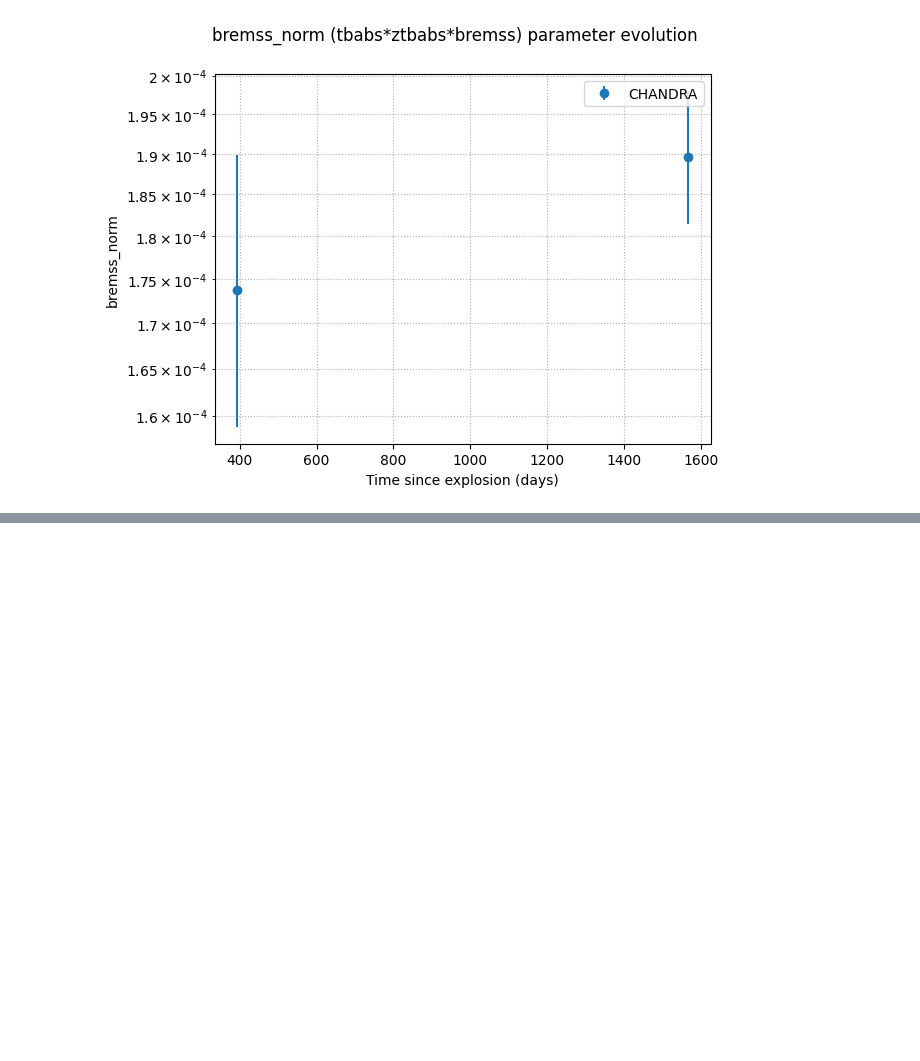
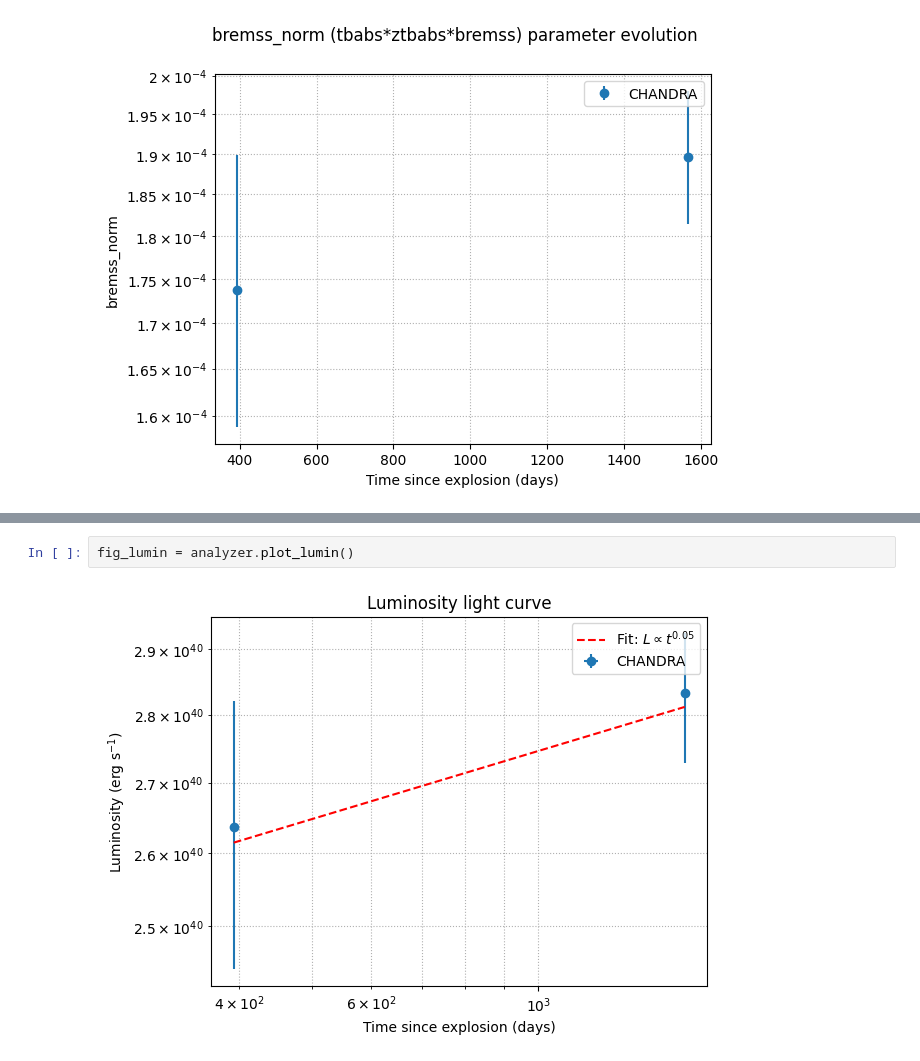
Before and after one commit to fercananything/XSNAP, a Jupyter notebook: notebook/Tutorial.ipynb, the cells around one changed output, grey strips where cells are left out. Cells and saved outputs as stored; diff of their text form; blank space fills up the shorter version.

```diff
--- a/notebook/SpectrumTutorial.ipynb
+++ b/notebook/Tutorial.ipynb
@@ -209,0 +225,4 @@ fig_params = manager.plot_params()
+# %%
+fig_lumin = analyzer.plot_lumin()
+# %% [output]
+[figure, added]
```
Also changed, not shown: parts of 5 cells of this notebook.
